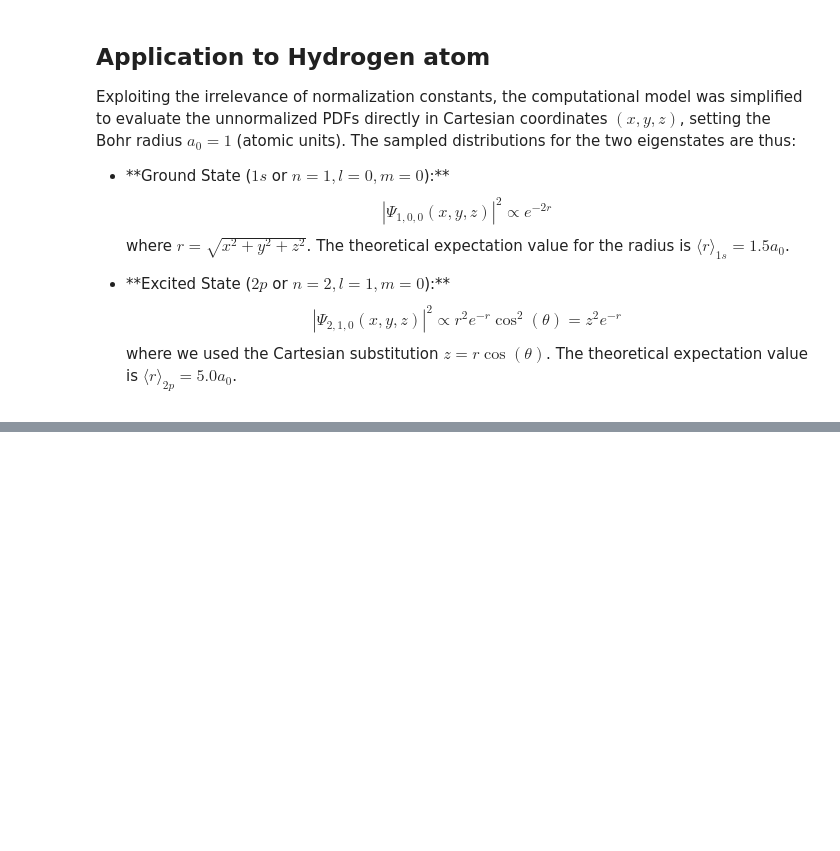
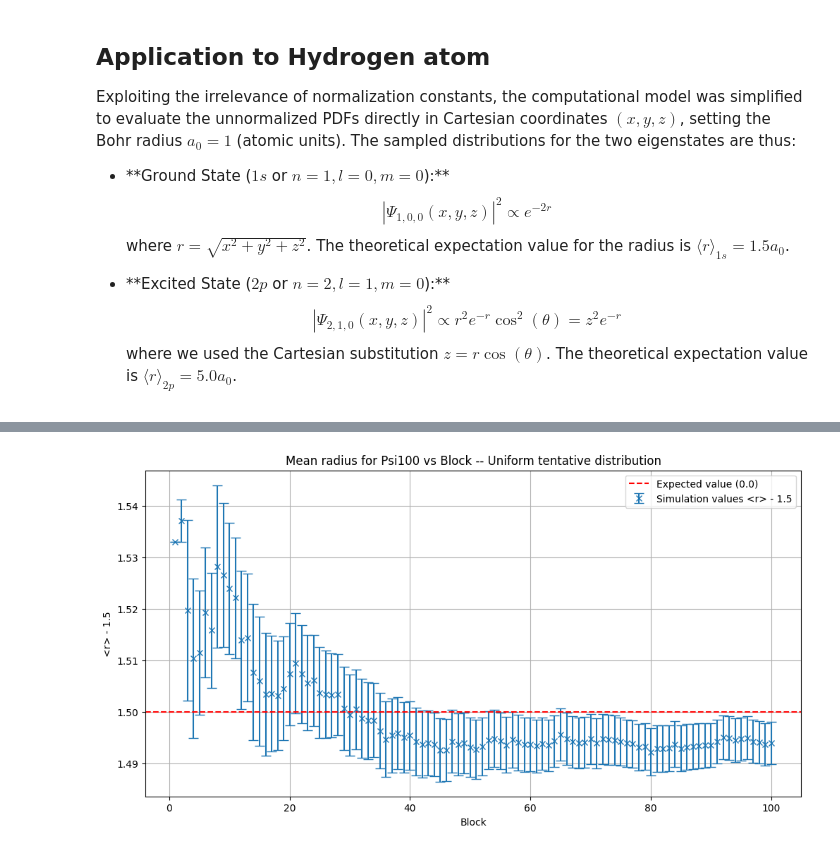
Before and after one commit to giuliagogna/NumericalSimulationLaboratory, a Jupyter notebook: Lab05/analysis5.ipynb, the cells around one changed output, grey strips where cells are left out. Drawn from its saved outputs; the diff is of its cells as text; code cells hidden in the pictures; blank space fills up the shorter version.

```diff
--- a/Lab05/analysis5.ipynb
+++ b/Lab05/analysis5.ipynb
@@ -237,0 +141,18 @@ plt.show()
+# %%
+# 1S ORBITAL
+
+throws, block, r, err_r = np.loadtxt(path + '05_1_r100_U.dat', unpack=True)
+
+theo_r = 1.5
+
+fig = plt.figure(figsize=(12, 6))
+plt.errorbar(block, r, yerr=err_r, fmt='x', label='Simulation values <r> - 1.5', capsize=5)
+plt.axhline(theo_r, color='red', linestyle='--', label='Expected value (0.0)')
+plt.xlabel('Block')
+plt.ylabel('<r> - 1.5')
+plt.title('Mean radius for Psi100 vs Block -- Uniform tentative distribution')
+plt.legend()
+plt.grid()
+plt.show()
+# %% [output]
+[figure, added]
```
Also changed, not shown: parts of 43 cells of this notebook, 5 other files.
